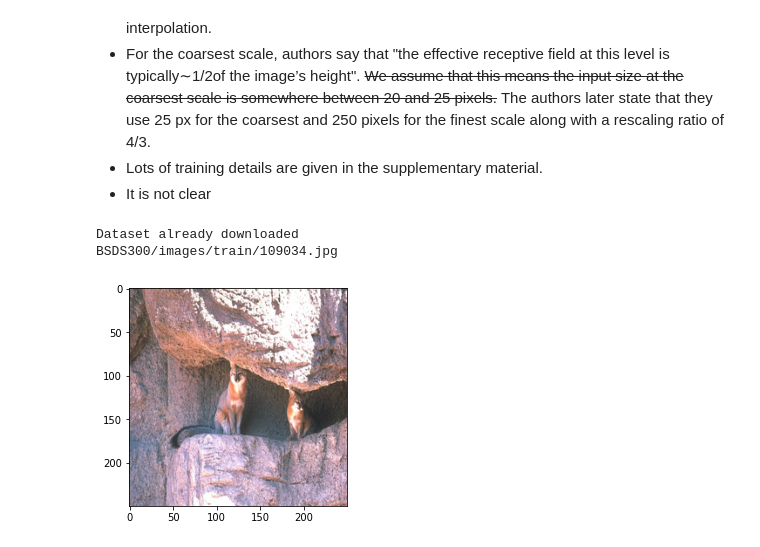
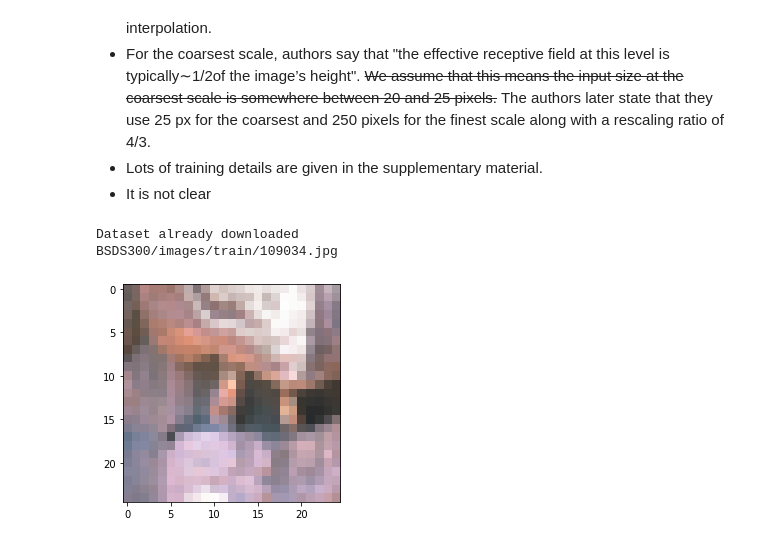
Before and after one commit to denizmsayin/singan, a Jupyter notebook: run.ipynb, the cells around one changed output. Saved outputs shown, nothing was run; the diff lists cells and outputs as text; code cells hidden in the pictures.

```diff
--- a/run.ipynb
+++ b/run.ipynb
@@ -114,18 +108,50 @@ class MultiScaleSGNetView(nn.Module):
 
 def get_weights_and_biases(model):
   return [t for k, t in model.state_dict().items() if 'weight' in k or 'bias' in k]
+# %%
+# as given in the paper
+LEARNING_RATE = 0.0005
+BETA_1 = 0.5
+BETA_2 = 0.999
+NUM_ITERS = 2000
+LR_DROP_STEP = 1600
+LR_DROP_MULT = 0.1
+GEN_STEP_PER_ITER = 3
+DIS_STEP_PER_ITER = 3
+REC_ALPHA = 10.0
+GP_WEIGHT = 0.1 # paper: 0.1
+NUM_SCALES = 1
+SCALING_FACTOR = 4/3
+INITIAL_KERNEL_COUNT = 32
+INCREASE_KERNEL_COUNT_EVERY = 4 # SCALES
+NOISE_BASE_STD = 0.1
+FIRST_SCALE_NOISE_STD = 1.0
+START_SIZE = (25, 25)
+
+def conv2d_initializer(conv2d):
+  torch.nn.init.normal_(conv2d.weight, 0.0, 0.02)
+  torch.nn.init.constant_(conv2d.bias, 0.0)
+
+def batch_norm_initializer(bn):
+  torch.nn.init.normal_(bn.weight, 1.0, 0.02)
+  torch.nn.init.constant_(bn.bias, 0.0)
+
+
+PRINT_EVERY = 25
+DEVICE = 'cuda'
+SEED = 796
 # %%
 prepare_bsds300()
 
 DS_DIR = 'BSDS300/images/train'
 EXAMPLE_IDX = 11
 IMG_LIST = sorted(os.listdir(DS_DIR))
 EXAMPLE_IMG_PATH = os.path.join(DS_DIR, IMG_LIST[EXAMPLE_IDX])
 
-orig_img_uint = np.array(Image.open(EXAMPLE_IMG_PATH).resize((250, 250), Image.BICUBIC))
+orig_img_uint = np.array(Image.open(EXAMPLE_IMG_PATH).resize(START_SIZE, Image.BICUBIC))
 plt.imshow(orig_img_uint)
 print(EXAMPLE_IMG_PATH)
 # %% [output]
 Dataset already downloaded
 BSDS300/images/train/109034.jpg
-[figure, old version]
+[figure, new version]
```
Also changed, not shown: parts of 6 cells of this notebook.
